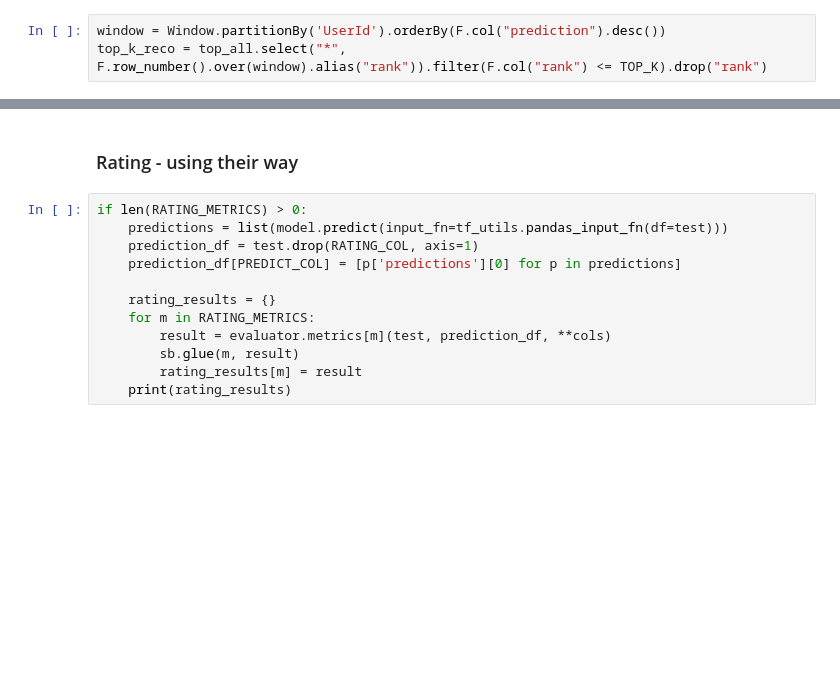
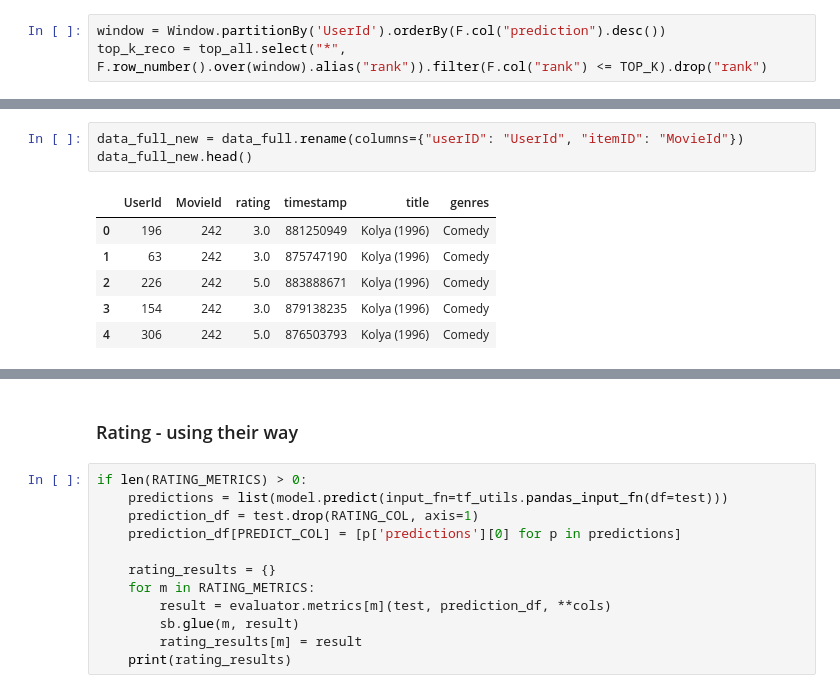
Before and after one commit to nannkat/Measuring-Diversity-in-Recommendation-Systems, a Jupyter notebook: experiments/recomm_widedeeepdiversitymetrics.ipynb, the cells around one changed output, grey strips where cells are left out. Saved outputs shown, nothing was run; the diff lists cells and outputs as text; blank space fills up the shorter version.

```diff
--- a/experiments/recomm_widedeeepdiversitymetrics.ipynb
+++ b/experiments/recomm_widedeeepdiversitymetrics.ipynb
@@ -481,0 +494,10 @@ only showing top 20 rows
+# %%
+data_full_new = data_full.rename(columns={"userID": "UserId", "itemID": "MovieId"})
+data_full_new.head()
+# %% [output]
+|  | UserId | MovieId | rating | timestamp | title | genres |
+| 0 | 196 | 242 | 3.0 | 881250949 | Kolya (1996) | Comedy |
+| 1 | 63 | 242 | 3.0 | 875747190 | Kolya (1996) | Comedy |
+| 2 | 226 | 242 | 5.0 | 883888671 | Kolya (1996) | Comedy |
+| 3 | 154 | 242 | 3.0 | 879138235 | Kolya (1996) | Comedy |
+| 4 | 306 | 242 | 5.0 | 876503793 | Kolya (1996) | Comedy |
```
Also changed, not shown: parts of 11 cells of this notebook, 8 other files.
